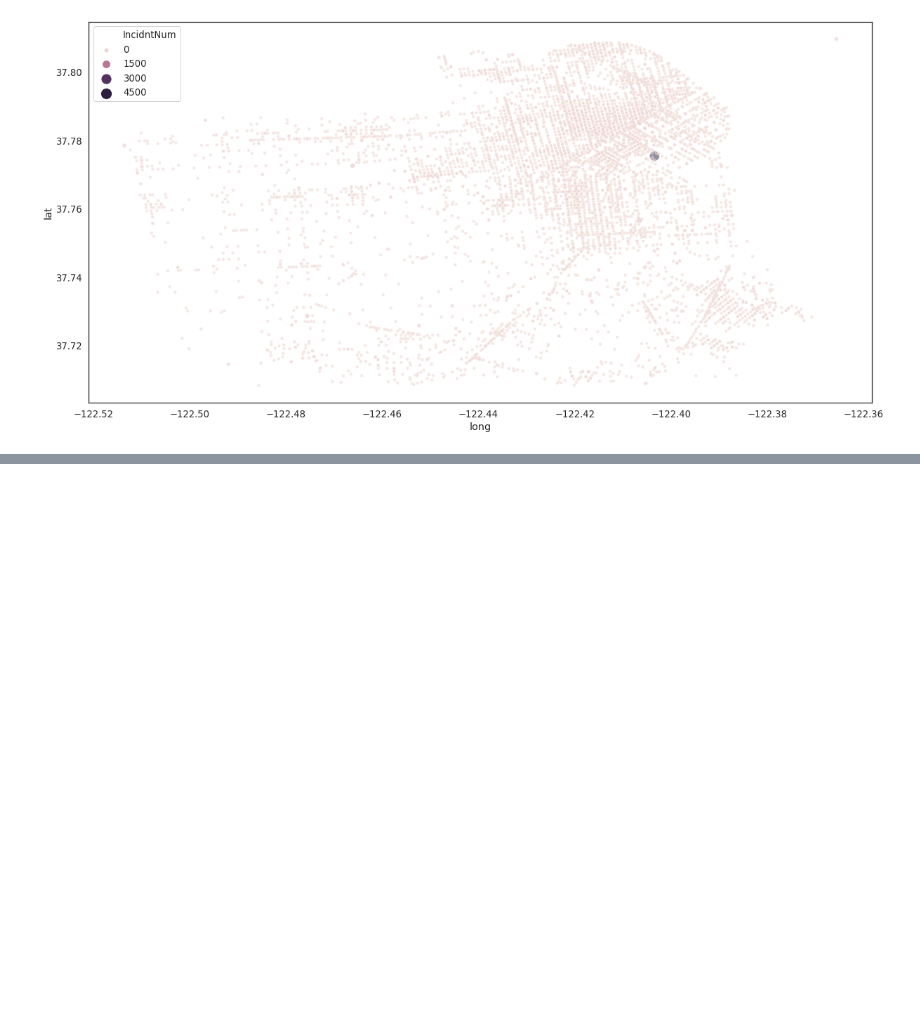
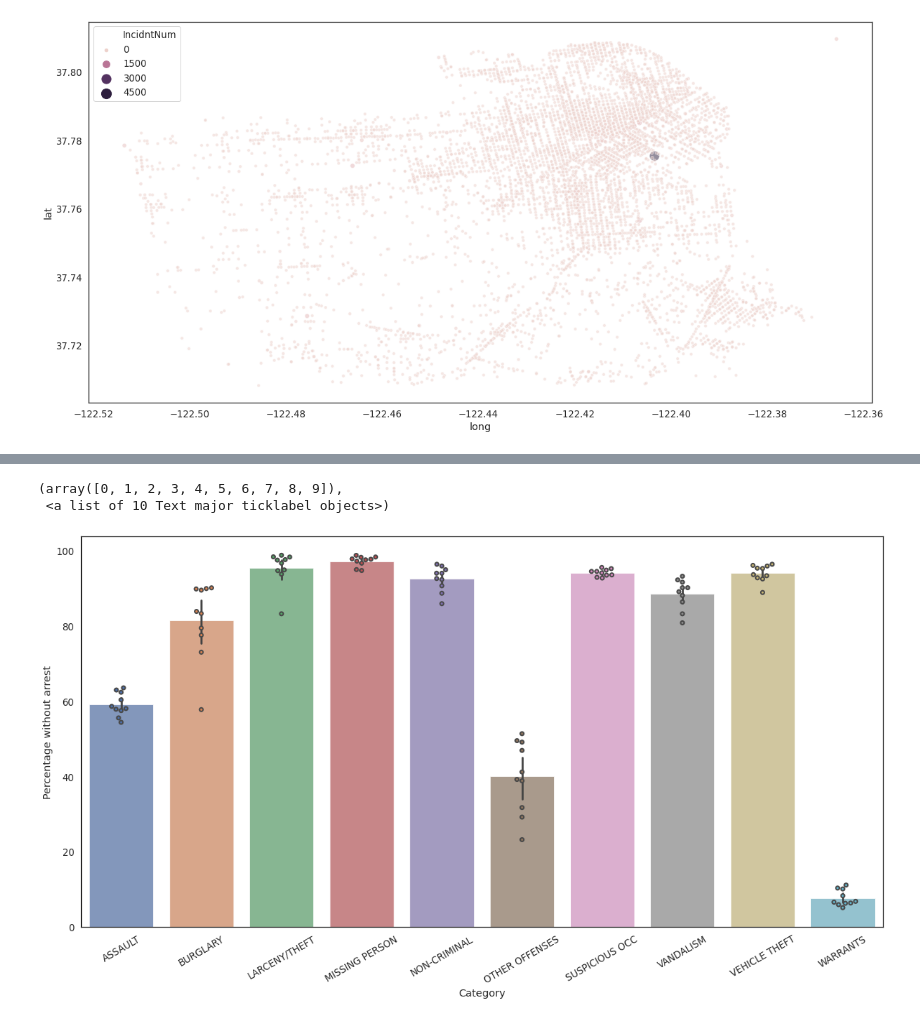
Before and after one commit to hadicodeuk/sf_crime_dataset, a Jupyter notebook: 2 Jupyter Notebook/sf_crime.ipynb, the cells around one changed output, grey strips where cells are left out. Drawn from its saved outputs; the diff is of its cells as text; code cells hidden in the pictures; blank space fills up the shorter version.

```diff
--- a/2 Jupyter Notebook/sf_crime.ipynb
+++ b/2 Jupyter Notebook/sf_crime.ipynb
@@ -154,0 +270,4 @@ sns.scatterplot(x='long',y='lat',data=df,size='IncidntNum', sizes=(20, 200),hue=
+# %%
+df_sf_district_category=df_sf.groupby(by=['PdDistrict','Category'])['IncidntNum'].count().reset_index()
+print('Number of incidents by district and category')
+df_sf_district_category.head()
@@ -154,0 +282,14 @@ sns.scatterplot(x='long',y='lat',data=df,size='IncidntNum', sizes=(20, 200),hue=
+# %%
+df_sf_district_category_resolution=df_sf.groupby(by=['PdDistrict','Category'])['Resolution_category'].value_counts(normalize=True).to_frame()
+df_sf_district_category_resolution.columns=['Percentage']
+
+df_sf_district_category_resolution=df_sf_district_category_resolution.reset_index()
+
+df_sf_district_category_resolution['Percentage']=df_sf_district_category_resolution['Percentage']*100
+
+df_sf_district_category_resolution
+
+df_sf_district_category_resolution_arrest=df_sf_district_category_resolution[df_sf_district_category_resolution['Resolution_category']=='ARREST, BOOKED']
+
+print('Percentage of arrests  in each category, in each district')
+df_sf_district_category_resolution_arrest
@@ -154,0 +311,10 @@ sns.scatterplot(x='long',y='lat',data=df,size='IncidntNum', sizes=(20, 200),hue=
+# %%
+df_sf_district_crime=df_sf_district_category.merge(df_sf_district_category_resolution_arrest,on=['PdDistrict','Category'],how='left')
+
+# Set as 0 when no crimes have led to arrest
+df_sf_district_crime['Percentage']=df_sf_district_crime['Percentage'].fillna(0)
+
+df_sf_district_crime['Percentage without arrest']=100-df_sf_district_crime['Percentage']
+
+print('Dataset of number of incidents, and % arrests, in each district for each category of crime')
+df_sf_district_crime.head()
@@ -154,0 +329,18 @@ sns.scatterplot(x='long',y='lat',data=df,size='IncidntNum', sizes=(20, 200),hue=
+# %%
+# finding which categories have the greatest variation in terms of % leading to arrests
+# only selected categories
+
+df=df_sf_district_crime[df_sf_district_crime['Category'].isin(list_categories)]
+
+plt.figure(figsize=(20,10))
+
+sns.swarmplot(x='Category',y='Percentage without arrest',data=df,
+         edgecolor='gray',
+             linewidth=2)
+sns.barplot(x='Category',y='Percentage without arrest',data=df,alpha=0.75)
+
+plt.xticks(rotation=30)
+# %% [output]
+(array([0, 1, 2, 3, 4, 5, 6, 7, 8, 9]),
+ <a list of 10 Text major ticklabel objects>)
+[figure, added]
```
Also changed, not shown: parts of 27 cells of this notebook.
